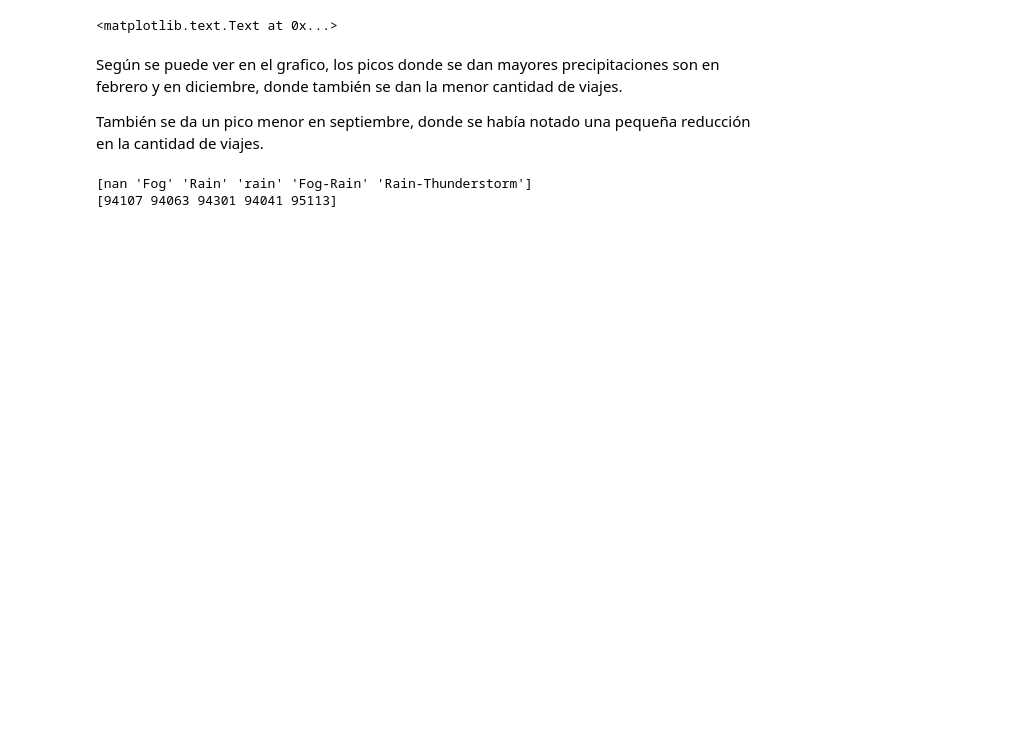
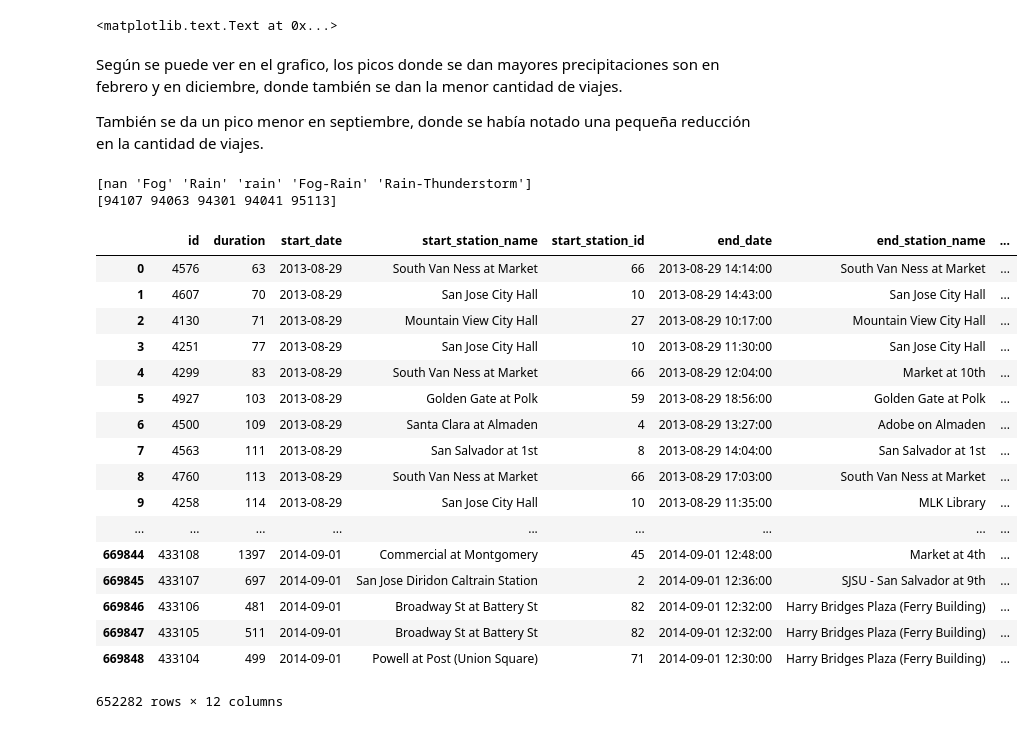
Before and after one commit to Gnahue/sanFranciscoBiclas, a Jupyter notebook: Analisis Exploratorio/Clima.ipynb, the cells around one changed output. Saved outputs shown, nothing was run; the diff lists cells and outputs as text; code cells hidden in the pictures; blank space fills up the shorter version.

```diff
--- a/Analisis Exploratorio/Clima.ipynb
+++ b/Analisis Exploratorio/Clima.ipynb
@@ -134,0 +137,41 @@ print df.zip_code.unique()
+# %%
+# Se lee el archivo con los viajes
+trips = pd.read_csv("Data/trip.csv")
+trips.start_date = pd.to_datetime(trips.start_date, format='%m/%d/%Y %H:%M')
+trips.end_date = pd.to_datetime(trips.end_date, format='%m/%d/%Y %H:%M')
+
+trips.zip_code = pd.to_numeric(trips.zip_code, errors='coerce')
+trips = trips[np.isfinite(trips['zip_code'])]
+
+trips['dia'] = trips.start_date.dt.weekday_name
+
+trips['start_date'] = trips.start_date.dt.normalize()
+
+tripsMonday = trips[trips.dia == 'Monday']
+tripsTuesday = trips[trips.dia == 'Tuesday']
+tripsWednesday = trips[trips.dia == 'Wednesday']
+tripsThursday = trips[trips.dia == 'Thursday']
+tripsFriday = trips[trips.dia == 'Friday']
+tripsSaturday = trips[trips.dia == 'Saturday']
+tripsSunday = trips[trips.dia == 'Sunday']
+# %%
+trips
+# %% [output]
+|  | id | duration | start_date | start_station_name | start_station_id | end_date | end_station_name | ... |
+| 0 | 4576 | 63 | 2013-08-29 | South Van Ness at Market | 66 | 2013-08-29 14:14:00 | South Van Ness at Market | ... |
+| 1 | 4607 | 70 | 2013-08-29 | San Jose City Hall | 10 | 2013-08-29 14:43:00 | San Jose City Hall | ... |
+| 2 | 4130 | 71 | 2013-08-29 | Mountain View City Hall | 27 | 2013-08-29 10:17:00 | Mountain View City Hall | ... |
+| 3 | 4251 | 77 | 2013-08-29 | San Jose City Hall | 10 | 2013-08-29 11:30:00 | San Jose City Hall | ... |
+| 4 | 4299 | 83 | 2013-08-29 | South Van Ness at Market | 66 | 2013-08-29 12:04:00 | Market at 10th | ... |
+| 5 | 4927 | 103 | 2013-08-29 | Golden Gate at Polk | 59 | 2013-08-29 18:56:00 | Golden Gate at Polk | ... |
+| 6 | 4500 | 109 | 2013-08-29 | Santa Clara at Almaden | 4 | 2013-08-29 13:27:00 | Adobe on Almaden | ... |
+| 7 | 4563 | 111 | 2013-08-29 | San Salvador at 1st | 8 | 2013-08-29 14:04:00 | San Salvador at 1st | ... |
+| 8 | 4760 | 113 | 2013-08-29 | South Van Ness at Market | 66 | 2013-08-29 17:03:00 | South Van Ness at Market | ... |
+| 9 | 4258 | 114 | 2013-08-29 | San Jose City Hall | 10 | 2013-08-29 11:35:00 | MLK Library | ... |
+| ... | ... | ... | ... | ... | ... | ... | ... | ... |
+| 669844 | 433108 | 1397 | 2014-09-01 | Commercial at Montgomery | 45 | 2014-09-01 12:48:00 | Market at 4th | ... |
+| 669845 | 433107 | 697 | 2014-09-01 | San Jose Diridon Caltrain Station | 2 | 2014-09-01 12:36:00 | SJSU - San Salvador at 9th | ... |
+| 669846 | 433106 | 481 | 2014-09-01 | Broadway St at Battery St | 82 | 2014-09-01 12:32:00 | Harry Bridges Plaza (Ferry Building) | ... |
+| 669847 | 433105 | 511 | 2014-09-01 | Broadway St at Battery St | 82 | 2014-09-01 12:32:00 | Harry Bridges Plaza (Ferry Building) | ... |
+| 669848 | 433104 | 499 | 2014-09-01 | Powell at Post (Union Square) | 71 | 2014-09-01 12:30:00 | Harry Bridges Plaza (Ferry Building) | ... |
+652282 rows × 12 columns
```
Also changed, not shown: parts of 8 cells of this notebook.
